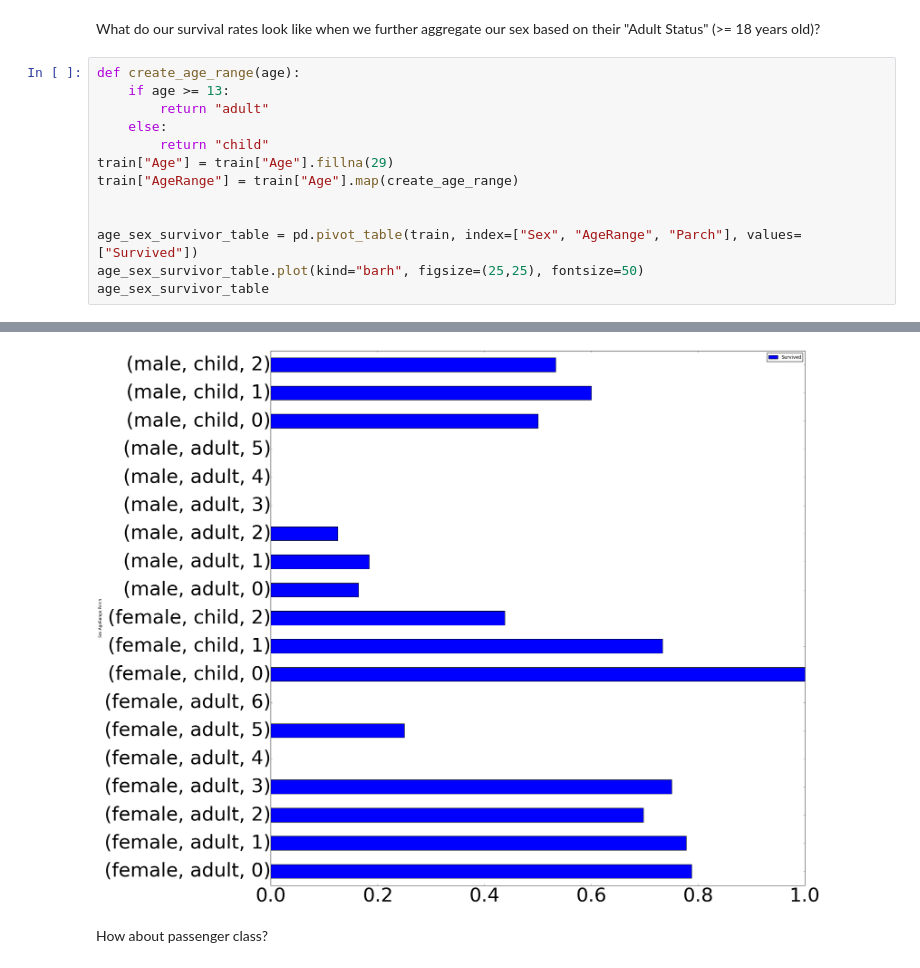
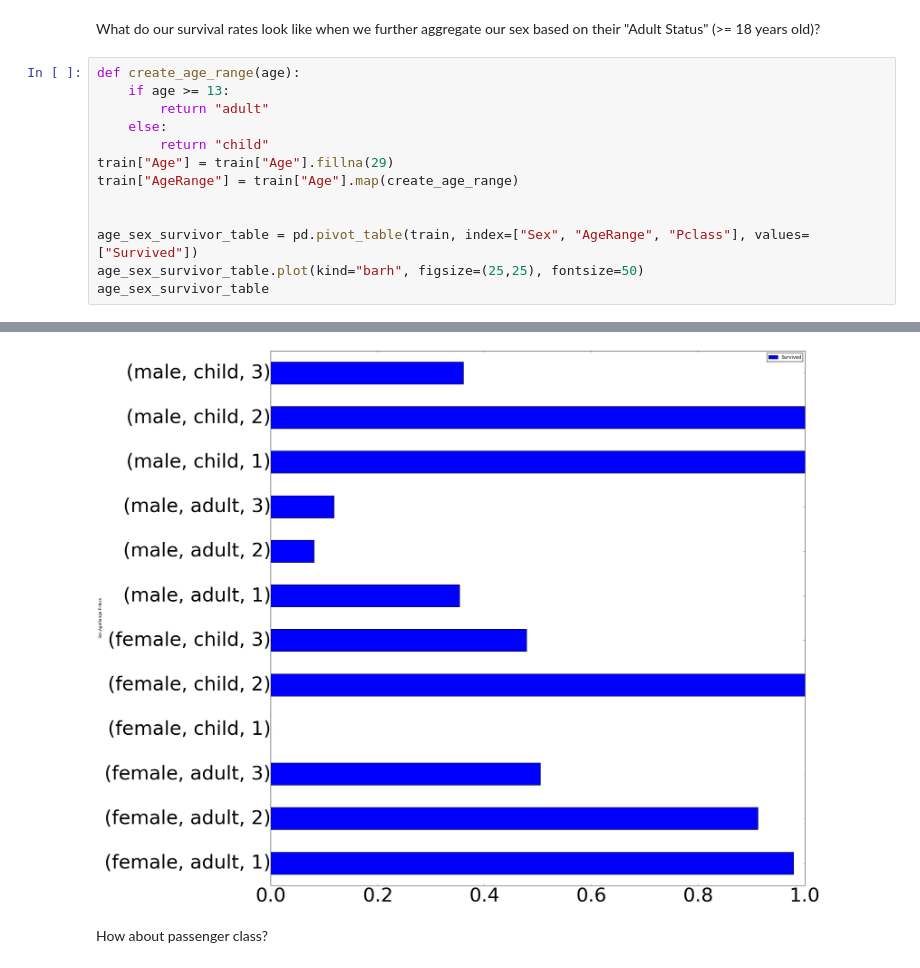
Before and after one commit to tiy-gvl-python/titanic, a Jupyter notebook: titanic_prediction.ipynb, the cells around one changed output, grey strips where cells are left out. Cells and saved outputs as stored; diff of their text form.

```diff
--- a/titanic_prediction.ipynb
+++ b/titanic_prediction.ipynb
@@ -134,7 +138,7 @@ train["Age"] = train["Age"].fillna(29)
 train["AgeRange"] = train["Age"].map(create_age_range)
 
 
-age_sex_survivor_table = pd.pivot_table(train, index=["Sex", "AgeRange", "Parch"], values=["Survived"])
+age_sex_survivor_table = pd.pivot_table(train, index=["Sex", "AgeRange", "Pclass"], values=["Survived"])
 age_sex_survivor_table.plot(kind="barh", figsize=(25,25), fontsize=50)
 age_sex_survivor_table
 # %% [output]
@@ -159,4 +159,4 @@ age_sex_survivor_table
-[figure, old version]
+[figure, new version]
 # %% [markdown]
 How about passenger class?
 # %% [markdown]
```
Also changed, not shown: parts of 6 cells of this notebook, 1 other file.
